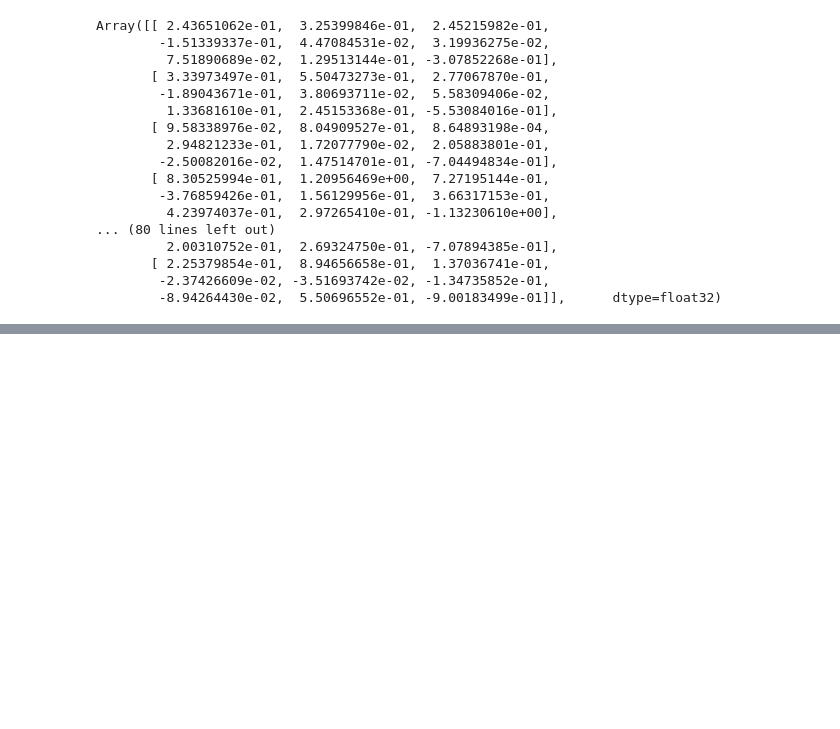
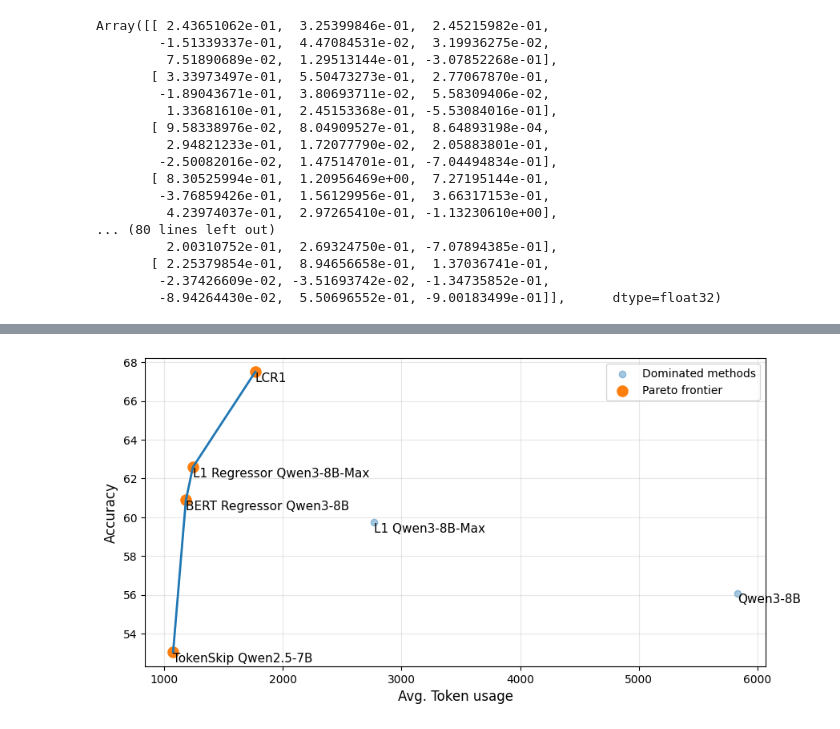
Before and after one commit to viktorvesely/liquid, a Jupyter notebook: liquid_jax/testing.ipynb, the cells around one changed output, grey strips where cells are left out. Cells and saved outputs as stored; diff of their text form; code cells hidden in the pictures; blank space fills up the shorter version.

```diff
--- a/liquid_jax/testing.ipynb
+++ b/liquid_jax/testing.ipynb
@@ -109,0 +317,50 @@ Array([[ 2.43651062e-01,  3.25399846e-01,  2.45215982e-01,
+# %%
+pf = pareto_frontier(df.groupby("Method", as_index=False).agg({"Accuracy": "mean", "AvgTokens": "mean"}))
+frontier = pf[pf["Pareto"]].sort_values("AvgTokens")
+dominated = pf[~pf["Pareto"]]
+
+plt.figure(figsize=(10,5))
+
+# dominated points
+plt.scatter(
+    dominated["AvgTokens"],
+    dominated["Accuracy"],
+    alpha=0.4,
+    label="Dominated methods"
+)
+
+# Pareto points
+plt.scatter(
+    frontier["AvgTokens"],
+    frontier["Accuracy"],
+    s=90,
+    label="Pareto frontier"
+)
+
+# frontier line
+plt.plot(
+    frontier["AvgTokens"],
+    frontier["Accuracy"],
+    linewidth=2
+)
+
+# annotate methods
+for _, r in pf.iterrows():
+    plt.text(
+        r["AvgTokens"],
+        r["Accuracy"],
+        r["Method"],
+        fontsize=11,
+        ha="left",
+        va="top"
+    )
+
+plt.xlabel("Avg. Token usage", fontsize=12)
+plt.ylabel("Accuracy", fontsize=12)
+
+plt.legend()
+plt.grid(alpha=0.3)
+
+plt.show()
+# %% [output]
+[figure, added]
```
Also changed, not shown: parts of 6 cells of this notebook, 3 other files.
